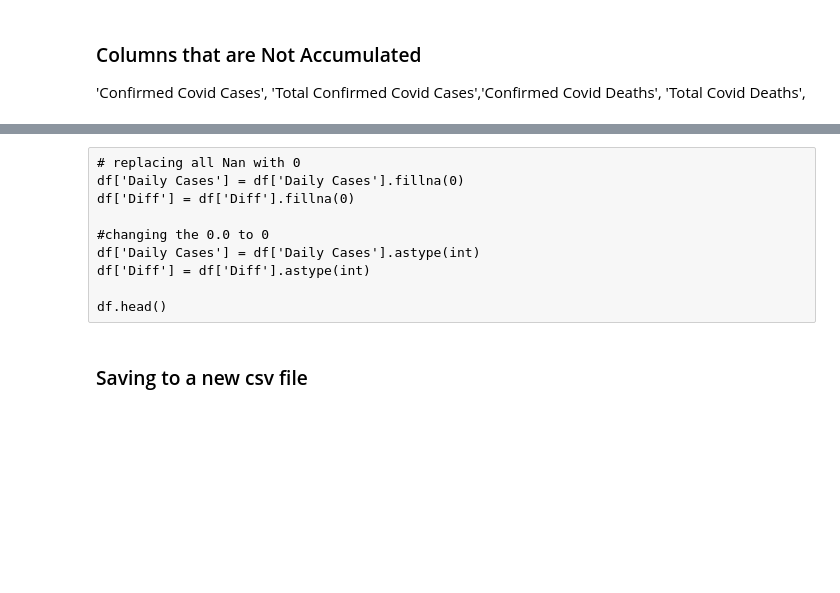
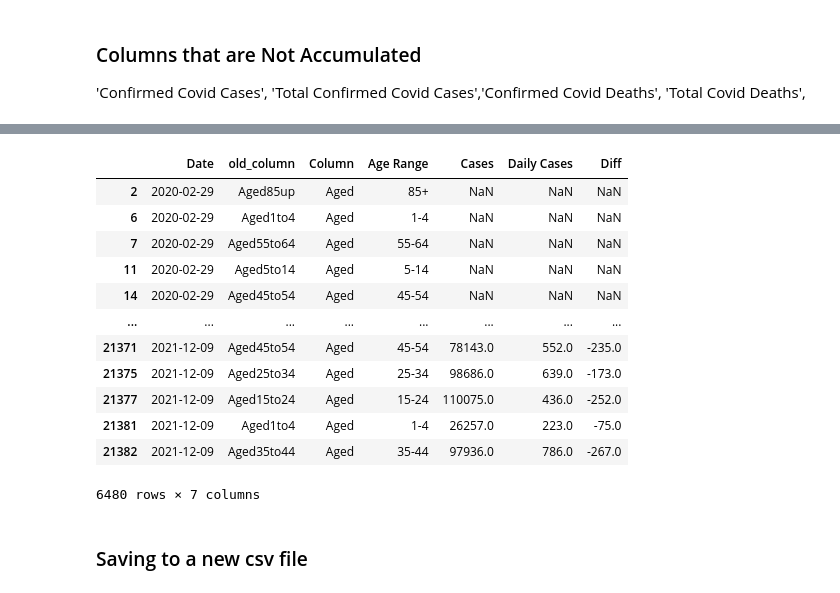
Before and after one commit to kjonina/Presenting-Covid19-using-Flask, a Jupyter notebook: CA3_c00278440_tidy_data.ipynb, the cells around one changed output, grey strips where cells are left out. Cells and saved outputs as stored; diff of their text form; code cells hidden in the pictures; blank space fills up the shorter version.

```diff
--- a/CA3_c00278440_tidy_data.ipynb
+++ b/CA3_c00278440_tidy_data.ipynb
@@ -208,5 +407,5 @@ age_range_65up.tail(10)
 # %%
-age_list = df['Age_Range'].unique()
+age_list = df['Age Range'].unique()
 
 # removing NaN from the dataset
 age_list = age_list[1:]
@@ -214,13 +416,2 @@ print(age_list)
-# %%
-aged_df = df[df['Column'].str.startswith("Aged")]
-
-# dropping all NaN in hospitalised_df
-hospitalised_df = hospitalised_df[~hospitalised_df['Age_Range'].isna()]
-
-# dropping all NaN in aged_df
-aged_df = aged_df[~aged_df['Age_Range'].isna()]
-
-# dropping all NaN in df1
-new_df = df[~df['Column'].isna()]
 # %%
 aged_df.head()
@@ -232,3 +437,8 @@ df['Column'].unique()
 # %%
-column_list = df['Column'].unique()
+column_list = ['Confirmed Covid Cases', 'Total Confirmed Covid Cases',
+       'Confirmed Covid Deaths', 'Total Covid Deaths',
+       'Hospitalised Covid Cases', 'Requiring Covid Cases',
+       'Healthcare Workers Covid Cases', 'Clusters Notified',
+       'Hospitalised Aged', 'Male', 'Female', 'Unknown', 'Aged',
+       'Median Age']
 column_list
@@ -235,7 +460,7 @@ column_list
 # %%
 # Columns that have accumulated cases and no daily cases count
-accumulated = ['Male','Hospitalised Covid Cases', 'Hospitalised Aged',
-               'Healthcare Workers Covid Cases', 'Aged', 'Unknown', 'Female',
+accumulated = ['Male','Hospitalised Covid Cases',
+               'Healthcare Workers Covid Cases',  'Unknown', 'Female',
                'Median Age', 'Requiring Covid Cases', 'Clusters Notified']
 # %%
 df_list = []
@@ -296,10 +558,16 @@ df.tail(50)
-# %% [raw]
-# replacing all Nan with 0
-df['Daily Cases'] = df['Daily Cases'].fillna(0)
-df['Diff'] = df['Diff'].fillna(0)
-
-#changing the 0.0 to 0
-df['Daily Cases'] = df['Daily Cases'].astype(int)
-df['Diff'] = df['Diff'].astype(int)
-
-df.head()
+# %%
+df[df['Column'] == 'Aged']
+# %% [output]
+|  | Date | old_column | Column | Age Range | Cases | Daily Cases | Diff |
+| 2 | 2020-02-29 | Aged85up | Aged | 85+ | NaN | NaN | NaN |
+| 6 | 2020-02-29 | Aged1to4 | Aged | 1-4 | NaN | NaN | NaN |
+| 7 | 2020-02-29 | Aged55to64 | Aged | 55-64 | NaN | NaN | NaN |
+| 11 | 2020-02-29 | Aged5to14 | Aged | 5-14 | NaN | NaN | NaN |
+| 14 | 2020-02-29 | Aged45to54 | Aged | 45-54 | NaN | NaN | NaN |
+| ... | ... | ... | ... | ... | ... | ... | ... |
+| 21371 | 2021-12-09 | Aged45to54 | Aged | 45-54 | 78143.0 | 552.0 | -235.0 |
+| 21375 | 2021-12-09 | Aged25to34 | Aged | 25-34 | 98686.0 | 639.0 | -173.0 |
+| 21377 | 2021-12-09 | Aged15to24 | Aged | 15-24 | 110075.0 | 436.0 | -252.0 |
+| 21381 | 2021-12-09 | Aged1to4 | Aged | 1-4 | 26257.0 | 223.0 | -75.0 |
+| 21382 | 2021-12-09 | Aged35to44 | Aged | 35-44 | 97936.0 | 786.0 | -267.0 |
+6480 rows × 7 columns
```
Also changed, not shown: parts of 40 cells of this notebook, 3 other files.
